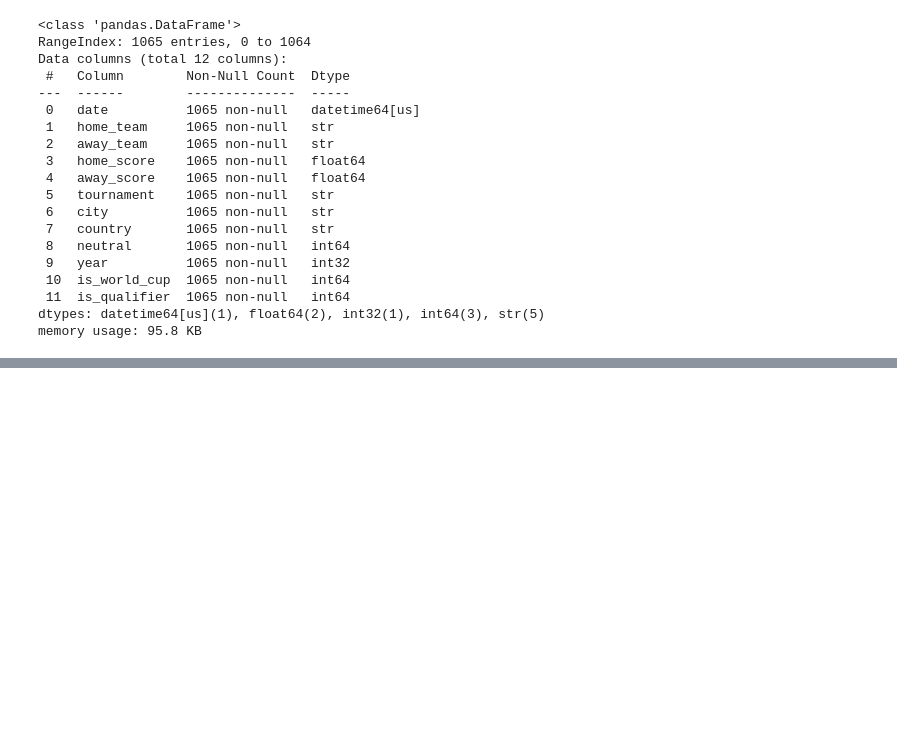
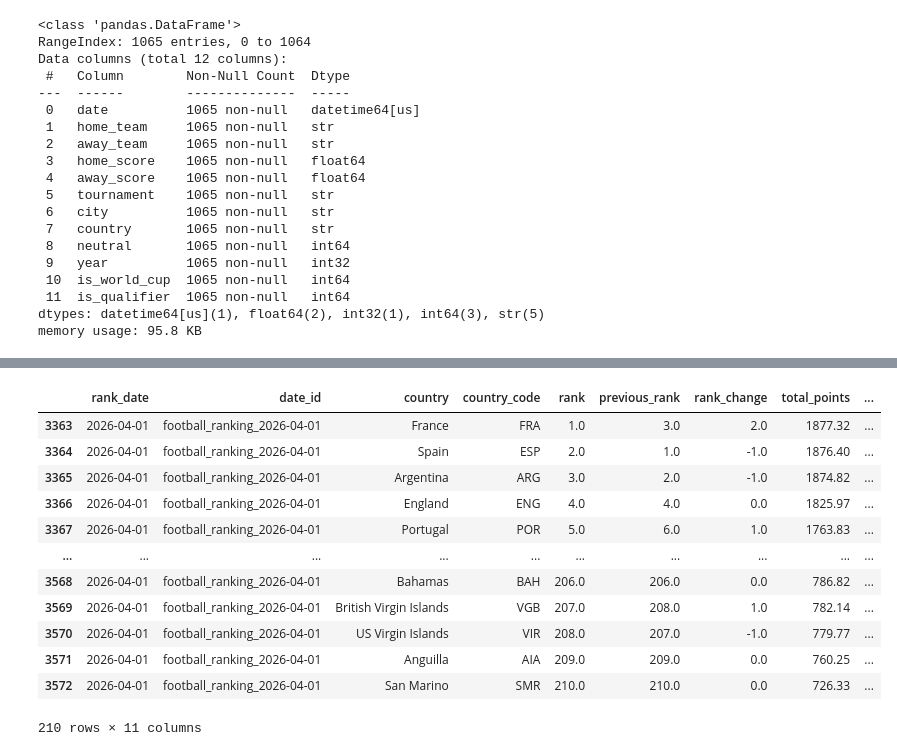
Before and after one commit to darko2806/Football-World-Cup-2026-prediction-model, a Jupyter notebook: Testing/DataProcessingForTesting.ipynb, the cells around one changed output, grey strips where cells are left out. Drawn from its saved outputs; the diff is of its cells as text; code cells hidden in the pictures; blank space fills up the shorter version.

```diff
--- a/Testing/DataProcessingForTesting.ipynb
+++ b/Testing/DataProcessingForTesting.ipynb
@@ -450,0 +947,14 @@ Saved ../data/fifa_rankings/fifa_ranking_2024-12-19.csv with 211 teams
+# %%
+## Merging all ranking csvs into one csv
+ranking_dir = Path("../data/fifa_rankings")
+
+ranking_files = [
+    ranking_dir / "fifa_rankings_2022_2024_required_snapshots.csv",
+
+    ranking_dir / "fifa_ranking_2025-04-03.csv",
+    ranking_dir / "fifa_ranking_2025-07-10.csv",
+    ranking_dir / "fifa_ranking_2025-09-18.csv",
+    # ranking_dir / "fifa_ranking_2025-10-17.csv",  # include only if this one worked
+    ranking_dir / "fifa_ranking_2026-01-19.csv",
+    ranking_dir / "fifa_ranking_2026-04-01.csv"
+]
@@ -450,0 +1027,16 @@ Saved ../data/fifa_rankings/fifa_ranking_2024-12-19.csv with 211 teams
+# %%
+fifa_rankings_2021_2026[fifa_rankings_2021_2026['rank_date'] == '2026-04-01']
+# %% [output]
+|  | rank_date | date_id | country | country_code | rank | previous_rank | rank_change | total_points | ... |
+| 3363 | 2026-04-01 | football_ranking_2026-04-01 | France | FRA | 1.0 | 3.0 | 2.0 | 1877.32 | ... |
+| 3364 | 2026-04-01 | football_ranking_2026-04-01 | Spain | ESP | 2.0 | 1.0 | -1.0 | 1876.40 | ... |
+| 3365 | 2026-04-01 | football_ranking_2026-04-01 | Argentina | ARG | 3.0 | 2.0 | -1.0 | 1874.82 | ... |
+| 3366 | 2026-04-01 | football_ranking_2026-04-01 | England | ENG | 4.0 | 4.0 | 0.0 | 1825.97 | ... |
+| 3367 | 2026-04-01 | football_ranking_2026-04-01 | Portugal | POR | 5.0 | 6.0 | 1.0 | 1763.83 | ... |
+| ... | ... | ... | ... | ... | ... | ... | ... | ... | ... |
+| 3568 | 2026-04-01 | football_ranking_2026-04-01 | Bahamas | BAH | 206.0 | 206.0 | 0.0 | 786.82 | ... |
+| 3569 | 2026-04-01 | football_ranking_2026-04-01 | British Virgin Islands | VGB | 207.0 | 208.0 | 1.0 | 782.14 | ... |
+| 3570 | 2026-04-01 | football_ranking_2026-04-01 | US Virgin Islands | VIR | 208.0 | 207.0 | -1.0 | 779.77 | ... |
+| 3571 | 2026-04-01 | football_ranking_2026-04-01 | Anguilla | AIA | 209.0 | 209.0 | 0.0 | 760.25 | ... |
+| 3572 | 2026-04-01 | football_ranking_2026-04-01 | San Marino | SMR | 210.0 | 210.0 | 0.0 | 726.33 | ... |
+210 rows × 11 columns
```
Also changed, not shown: parts of 43 cells of this notebook, 24 other files.
